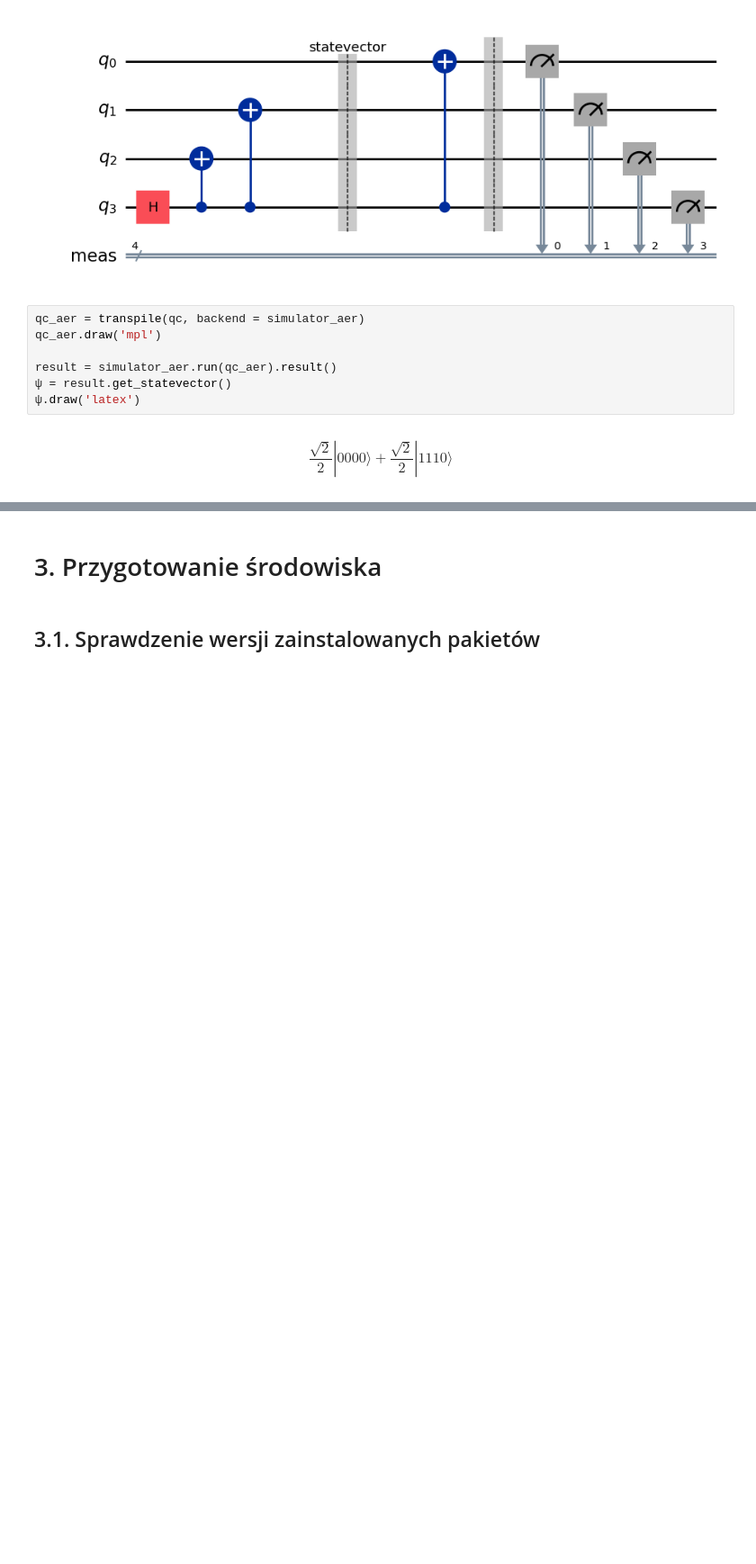
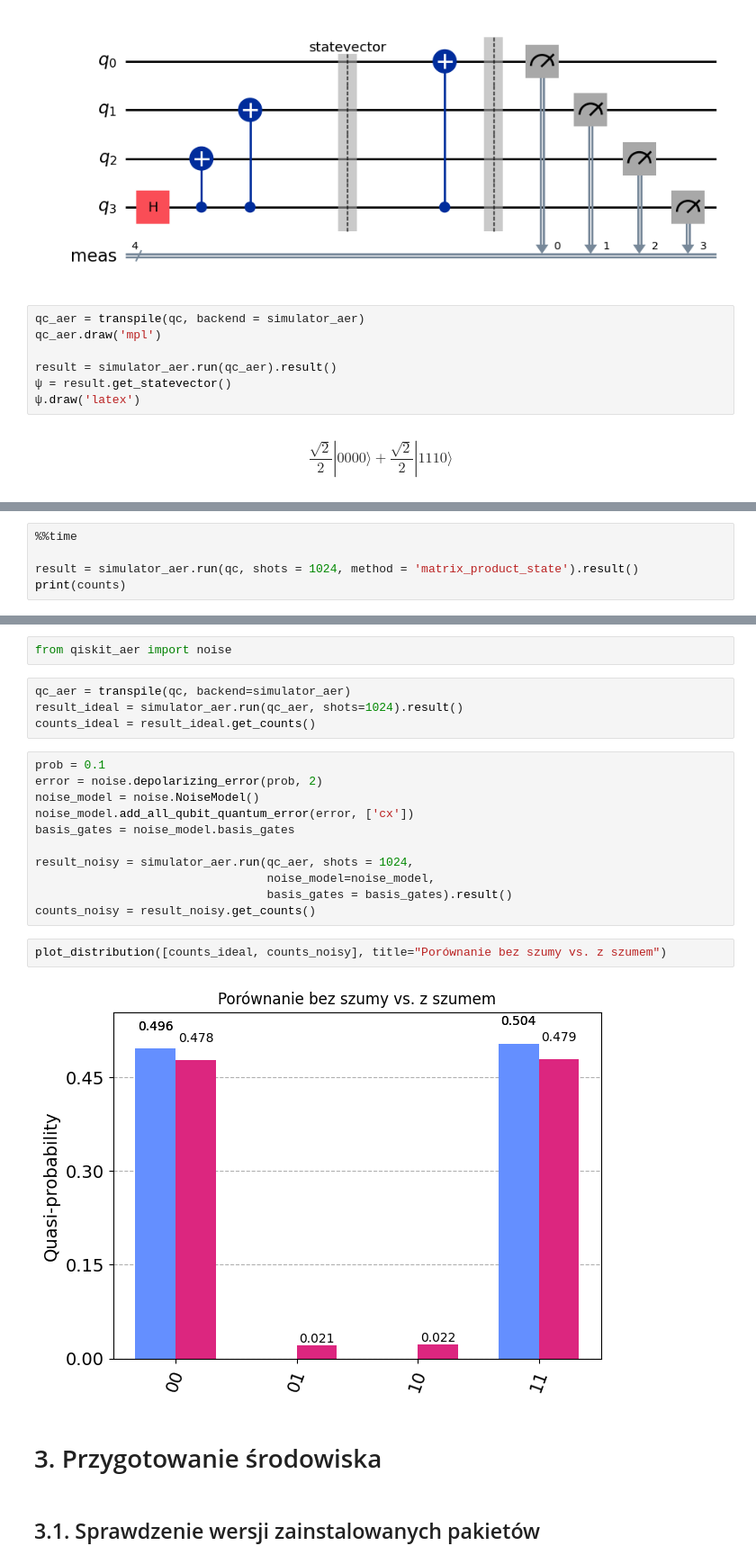
Before and after one commit to bojaruniec/ksi_dokt, a Jupyter notebook: deutsch_jozsa_opis.ipynb, the cells around one changed output, grey strips where cells are left out. Shown at 90% size. Cells and saved outputs as stored; diff of their text form; blank space fills up the shorter version.

```diff
--- a/deutsch_jozsa_opis.ipynb
+++ b/deutsch_jozsa_opis.ipynb
@@ -353,0 +452,5 @@ $$\frac{\sqrt{2}}{2} |0000\rangle+\frac{\sqrt{2}}{2} |1110\rangle$$
+# %%
+%%time
+
+result = simulator_aer.run(qc, shots = 1024, method = 'matrix_product_state').result()
+print(counts)
@@ -354,3 +471,24 @@ $$\frac{\sqrt{2}}{2} |0000\rangle+\frac{\sqrt{2}}{2} |1110\rangle$$
+# %%
+from qiskit_aer import noise
+# %%
+qc_aer = transpile(qc, backend=simulator_aer)
+result_ideal = simulator_aer.run(qc_aer, shots=1024).result()
+counts_ideal = result_ideal.get_counts()
+# %%
+prob = 0.1
+error = noise.depolarizing_error(prob, 2)
+noise_model = noise.NoiseModel()
+noise_model.add_all_qubit_quantum_error(error, ['cx'])
+basis_gates = noise_model.basis_gates
+
+result_noisy = simulator_aer.run(qc_aer, shots = 1024,
+                                 noise_model=noise_model,
+                                 basis_gates = basis_gates).result()
+counts_noisy = result_noisy.get_counts()
+# %%
+plot_distribution([counts_ideal, counts_noisy], title="Porównanie bez szumy vs. z szumem")
+# %% [output]
+[figure, added]
 # %% [markdown]
 # 3. Przygotowanie środowiska
 # %% [markdown]
```
Also changed, not shown: parts of 16 cells of this notebook.
